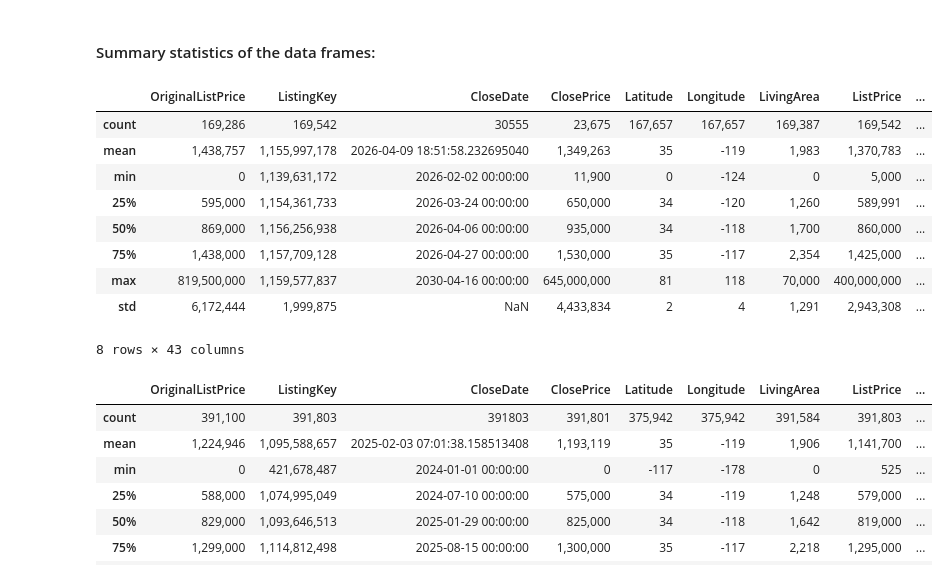
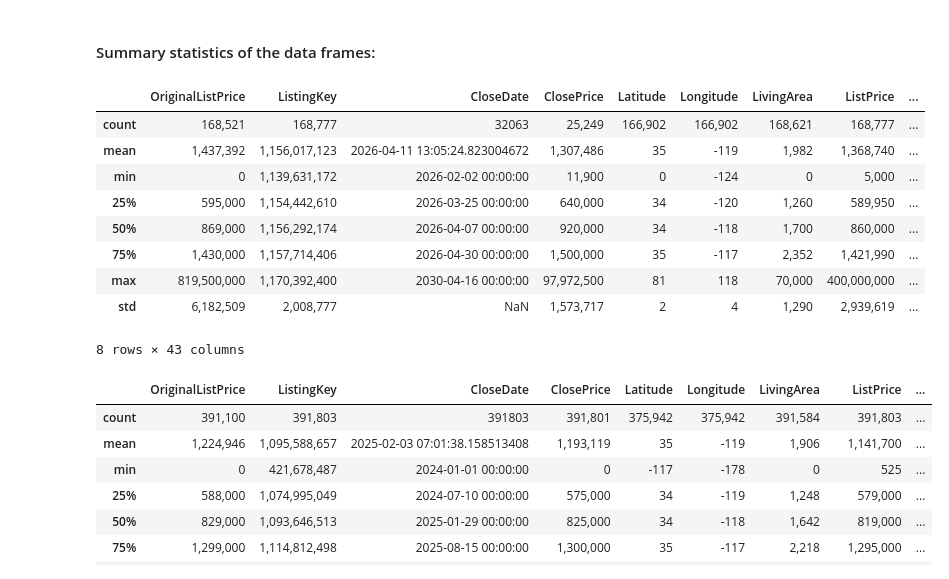
Before and after one commit to DeeptiKhetan/idx-data-analyst, a Jupyter notebook: analysis.ipynb, the cells around one changed output. Saved outputs shown, nothing was run; the diff lists cells and outputs as text; code cells hidden in the pictures.

```diff
--- a/analysis.ipynb
+++ b/analysis.ipynb
@@ -346,14 +327,15 @@ df_listing_new
 # %%
+df_listings_residential = df_listings_residential[df_listings_residential["PropertyType"] == "Residential"].copy()
 # Convert to datetime (important if it's currently a string)
-df_listing_new["ListingContractDate"] = pd.to_datetime(df_listing_new["ListingContractDate"])
-df_listing_new["CloseDate"] = pd.to_datetime(df_listing_new["CloseDate"])
+df_listings_residential["ListingContractDate"] = pd.to_datetime(df_listings_residential["ListingContractDate"])
+df_listings_residential["CloseDate"] = pd.to_datetime(df_listings_residential["CloseDate"])
 
 # Split into components
-df_listing_new["listing_year"] = df_listing_new["ListingContractDate"].dt.year
-df_listing_new["listing_month"] = df_listing_new["ListingContractDate"].dt.month
-df_listing_new["listing_day"] = df_listing_new["ListingContractDate"].dt.day
+df_listings_residential["listing_year"] = df_listings_residential["ListingContractDate"].dt.year
+df_listings_residential["listing_month"] = df_listings_residential["ListingContractDate"].dt.month
+df_listings_residential["listing_day"] = df_listings_residential["ListingContractDate"].dt.day
 
-df_listing_new["close_year"] = df_listing_new["CloseDate"].dt.year
-df_listing_new["close_month"] = df_listing_new["CloseDate"].dt.month
-df_listing_new["close_day"] = df_listing_new["CloseDate"].dt.day
+df_listings_residential["close_year"] = df_listings_residential["CloseDate"].dt.year
+df_listings_residential["close_month"] = df_listings_residential["CloseDate"].dt.month
+df_listings_residential["close_day"] = df_listings_residential["CloseDate"].dt.day
 # %%
@@ -373,16 +356,16 @@ df_sold_new["close_day"] = df_sold_new["CloseDate"].dt.day
 # %% [markdown]
 #### Summary statistics of the data frames:
 # %%
-df_listing_new.describe()
+df_listings_residential.describe()
 # %% [output]
 |  | OriginalListPrice | ListingKey | CloseDate | ClosePrice | Latitude | Longitude | LivingArea | ListPrice | ... |
-| count | 169,286 | 169,542 | 30555 | 23,675 | 167,657 | 167,657 | 169,387 | 169,542 | ... |
-| mean | 1,438,757 | 1,155,997,178 | 2026-04-09 18:51:58.232695040 | 1,349,263 | 35 | -119 | 1,983 | 1,370,783 | ... |
+| count | 168,521 | 168,777 | 32063 | 25,249 | 166,902 | 166,902 | 168,621 | 168,777 | ... |
+| mean | 1,437,392 | 1,156,017,123 | 2026-04-11 13:05:24.823004672 | 1,307,486 | 35 | -119 | 1,982 | 1,368,740 | ... |
 | min | 0 | 1,139,631,172 | 2026-02-02 00:00:00 | 11,900 | 0 | -124 | 0 | 5,000 | ... |
-| 25% | 595,000 | 1,154,361,733 | 2026-03-24 00:00:00 | 650,000 | 34 | -120 | 1,260 | 589,991 | ... |
-| 50% | 869,000 | 1,156,256,938 | 2026-04-06 00:00:00 | 935,000 | 34 | -118 | 1,700 | 860,000 | ... |
-| 75% | 1,438,000 | 1,157,709,128 | 2026-04-27 00:00:00 | 1,530,000 | 35 | -117 | 2,354 | 1,425,000 | ... |
-| max | 819,500,000 | 1,159,577,837 | 2030-04-16 00:00:00 | 645,000,000 | 81 | 118 | 70,000 | 400,000,000 | ... |
-| std | 6,172,444 | 1,999,875 | NaN | 4,433,834 | 2 | 4 | 1,291 | 2,943,308 | ... |
+| 25% | 595,000 | 1,154,442,610 | 2026-03-25 00:00:00 | 640,000 | 34 | -120 | 1,260 | 589,950 | ... |
+| 50% | 869,000 | 1,156,292,174 | 2026-04-07 00:00:00 | 920,000 | 34 | -118 | 1,700 | 860,000 | ... |
+| 75% | 1,430,000 | 1,157,714,406 | 2026-04-30 00:00:00 | 1,500,000 | 35 | -117 | 2,352 | 1,421,990 | ... |
+| max | 819,500,000 | 1,170,392,400 | 2030-04-16 00:00:00 | 97,972,500 | 81 | 118 | 70,000 | 400,000,000 | ... |
+| std | 6,182,509 | 2,008,777 | NaN | 1,573,717 | 2 | 4 | 1,290 | 2,939,619 | ... |
 8 rows × 43 columns
 # %%
```
Also changed, not shown: parts of 99 cells of this notebook.
